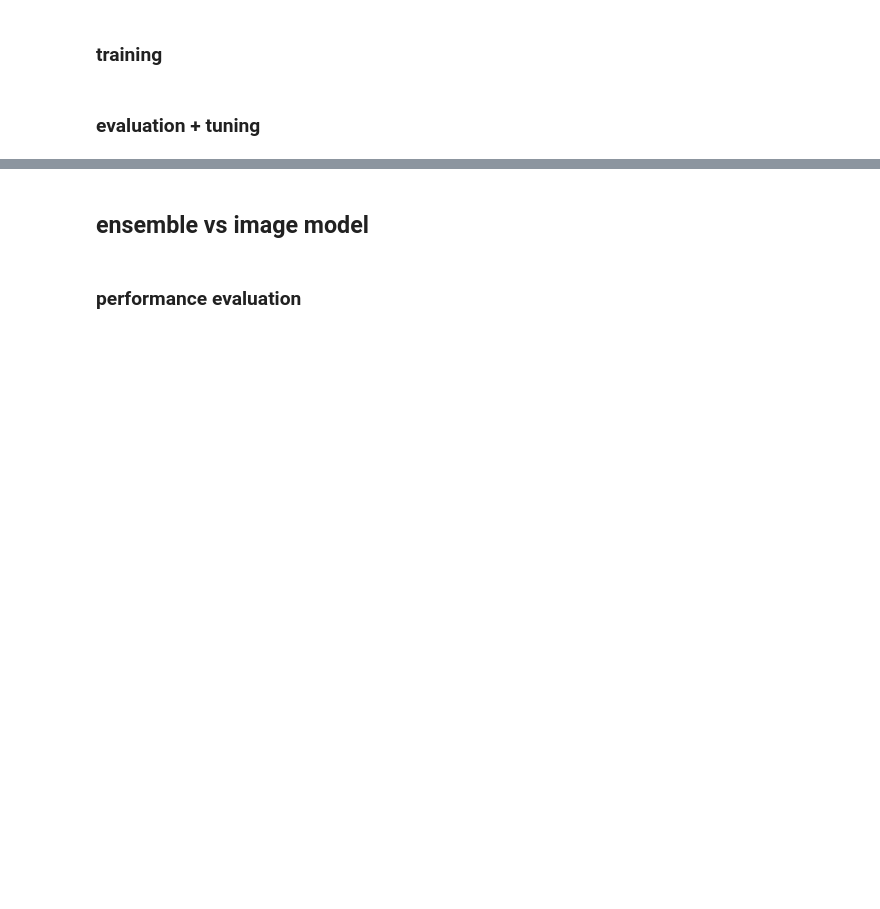
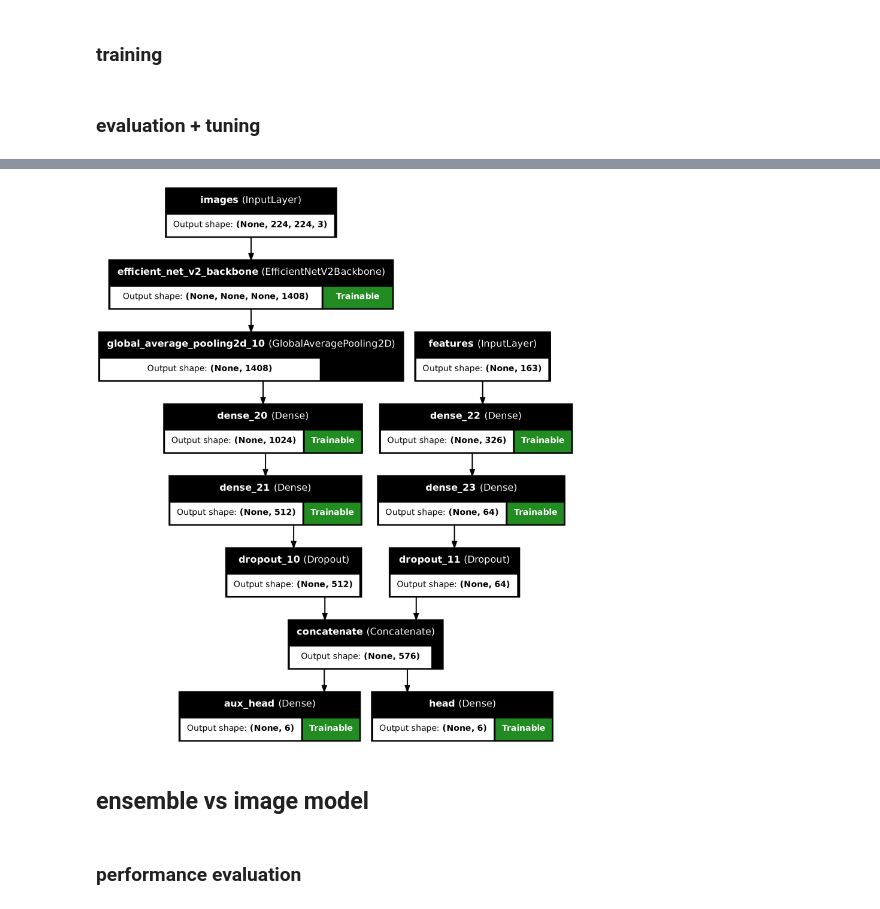
Before and after one commit to KaiErikNiermann/vu-ml-project, a Jupyter notebook: src/testing.ipynb, the cells around one changed output, grey strips where cells are left out. Saved outputs shown, nothing was run; the diff lists cells and outputs as text; code cells hidden in the pictures; blank space fills up the shorter version.

```diff
--- a/src/testing.ipynb
+++ b/src/testing.ipynb
@@ -988,3 +1065,7 @@ plt.show()
+# %%
+plot_model(combined_model, to_file='model.png', show_shapes=True, show_layer_names=True, show_trainable=True)
+# %% [output]
+[figure, added]
 # %% [markdown]
 ## ensemble vs image model
 # %% [markdown]
```
Also changed, not shown: parts of 11 cells of this notebook, 5 other files.
